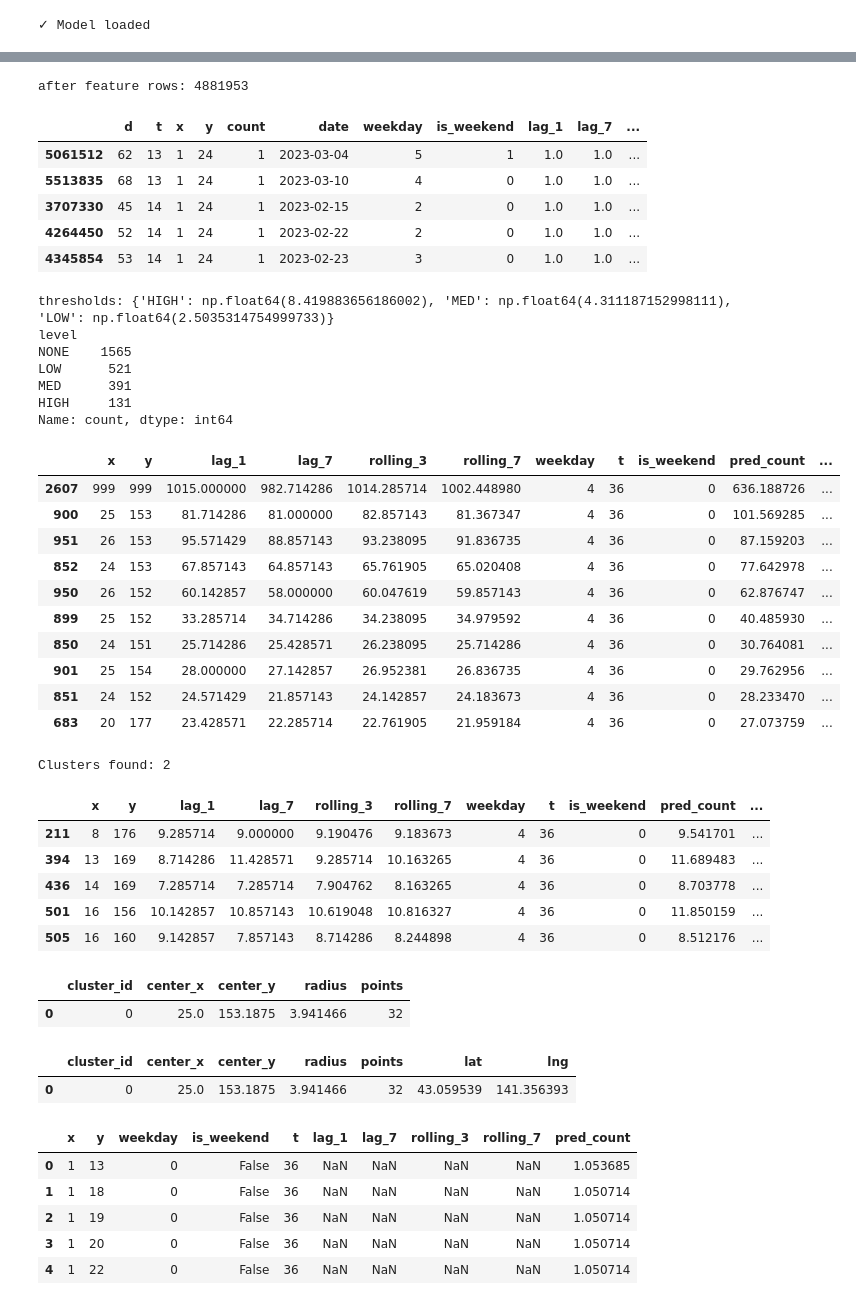
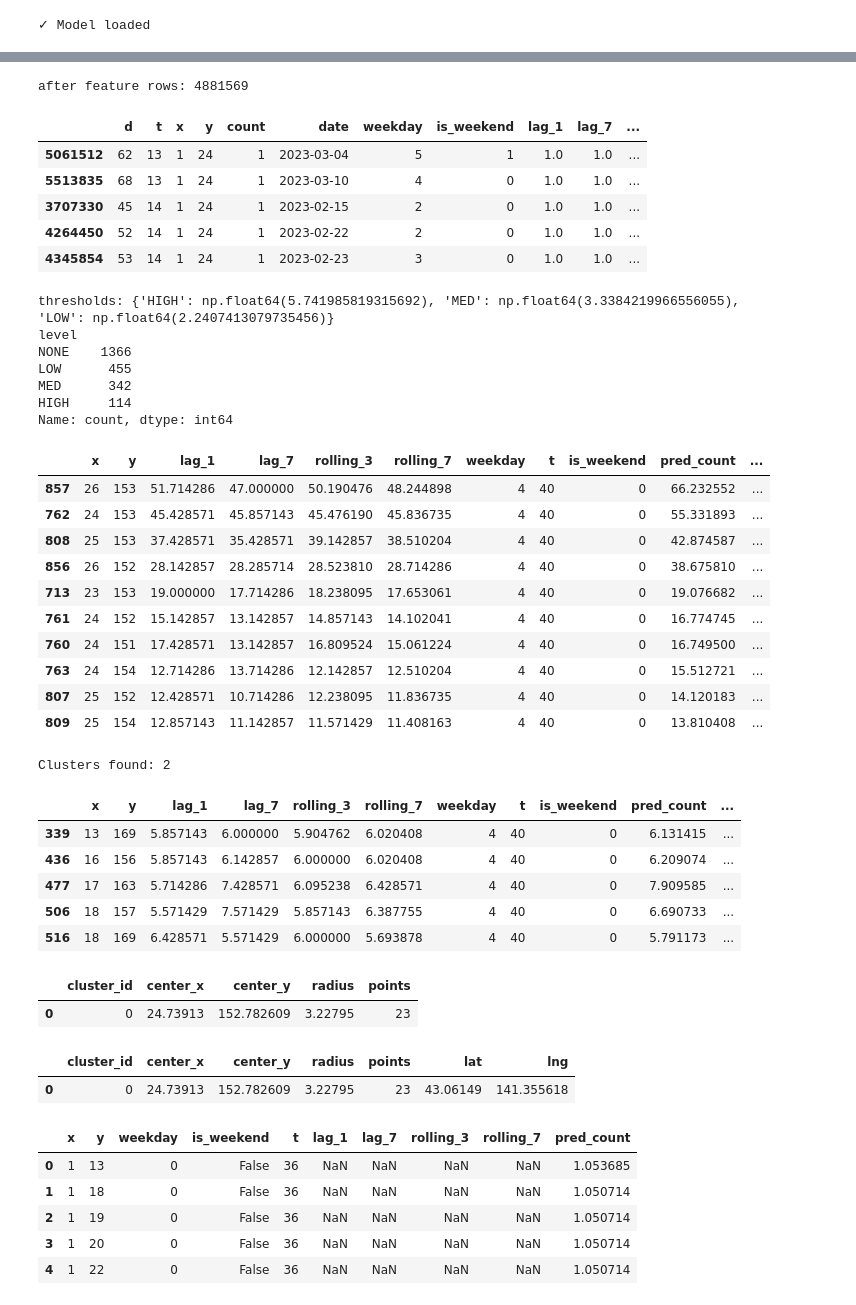
Before and after one commit to radimon/2025_flight_delay_prediction, a Jupyter notebook: notebooks/04_query_confidence.ipynb, the cells around one changed output, grey strips where cells are left out. Cells and saved outputs as stored; diff of their text form; code cells hidden in the pictures.

```diff
--- a/notebooks/04_query_confidence.ipynb
+++ b/notebooks/04_query_confidence.ipynb
@@ -28,6 +28,9 @@ print("✓ Model loaded")
 ✓ Model loaded
 # %%
 df = pd.read_parquet("../data/processed/sapporo_density.parquet")
+is_unknown = (df["x"]==999) & (df["y"]==999)
+df = df[~is_unknown].copy()
+
 
 # d=0 假設是 2023-01-01（你之後如果拿到真實起始日再換）
 df["date"] = pd.to_datetime("2023-01-01") + pd.to_timedelta(df["d"], unit="D")
@@ -37,5 +40,4 @@ df["is_weekend"] = (df["weekday"] >= 5).astype(int)
 print("Rows:", len(df))
 print("d range:", df["d"].min(), df["d"].max())
 print("unique days:", df["d"].nunique())
-df.head()
 # %% [output]
@@ -68,7 +64,7 @@ df_feat = df.dropna().copy()
 print("after feature rows:", len(df_feat))
 df_feat.head()
 # %% [output]
-after feature rows: 4881953
+after feature rows: 4881569
 |  | d | t | x | y | count | date | weekday | is_weekend | lag_1 | lag_7 | ... |
 | 5061512 | 62 | 13 | 1 | 24 | 1 | 2023-03-04 | 5 | 1 | 1.0 | 1.0 | ... |
 | 5513835 | 68 | 13 | 1 | 24 | 1 | 2023-03-10 | 4 | 0 | 1.0 | 1.0 | ... |
@@ -119,34 +115,34 @@ def predict_with_levels(model, qdf: pd.DataFrame, q_high=0.95, q_med=0.80, q_low
 # %%
 # Friday=4, 18:00 => t=36
 target_weekday = 4
-target_t = 36
+target_t = 40
 
 qdf = make_query_frame(df_feat, target_weekday, target_t)
 out, thresholds = predict_with_levels(model, qdf)
 
 print("thresholds:", thresholds)
 print(out["level"].value_counts())
 
 out.sort_values("pred_count", ascending=False).head(10)
 # %% [output]
-thresholds: {'HIGH': np.float64(8.419883656186002), 'MED': np.float64(4.311187152998111), 'LOW': np.float64(2.5035314754999733)}
+thresholds: {'HIGH': np.float64(5.741985819315692), 'MED': np.float64(3.3384219966556055), 'LOW': np.float64(2.2407413079735456)}
 level
-NONE    1565
-LOW      521
-MED      391
-HIGH     131
+NONE    1366
+LOW      455
+MED      342
+HIGH     114
 Name: count, dtype: int64
 |  | x | y | lag_1 | lag_7 | rolling_3 | rolling_7 | weekday | t | is_weekend | pred_count | ... |
-| 2607 | 999 | 999 | 1015.000000 | 982.714286 | 1014.285714 | 1002.448980 | 4 | 36 | 0 | 636.188726 | ... |
-| 900 | 25 | 153 | 81.714286 | 81.000000 | 82.857143 | 81.367347 | 4 | 36 | 0 | 101.569285 | ... |
-| 951 | 26 | 153 | 95.571429 | 88.857143 | 93.238095 | 91.836735 | 4 | 36 | 0 | 87.159203 | ... |
-| 852 | 24 | 153 | 67.857143 | 64.857143 | 65.761905 | 65.020408 | 4 | 36 | 0 | 77.642978 | ... |
-| 950 | 26 | 152 | 60.142857 | 58.000000 | 60.047619 | 59.857143 | 4 | 36 | 0 | 62.876747 | ... |
-| 899 | 25 | 152 | 33.285714 | 34.714286 | 34.238095 | 34.979592 | 4 | 36 | 0 | 40.485930 | ... |
-| 850 | 24 | 151 | 25.714286 | 25.428571 | 26.238095 | 25.714286 | 4 | 36 | 0 | 30.764081 | ... |
-| 901 | 25 | 154 | 28.000000 | 27.142857 | 26.952381 | 26.836735 | 4 | 36 | 0 | 29.762956 | ... |
-| 851 | 24 | 152 | 24.571429 | 21.857143 | 24.142857 | 24.183673 | 4 | 36 | 0 | 28.233470 | ... |
-| 683 | 20 | 177 | 23.428571 | 22.285714 | 22.761905 | 21.959184 | 4 | 36 | 0 | 27.073759 | ... |
+| 857 | 26 | 153 | 51.714286 | 47.000000 | 50.190476 | 48.244898 | 4 | 40 | 0 | 66.232552 | ... |
+| 762 | 24 | 153 | 45.428571 | 45.857143 | 45.476190 | 45.836735 | 4 | 40 | 0 | 55.331893 | ... |
+| 808 | 25 | 153 | 37.428571 | 35.428571 | 39.142857 | 38.510204 | 4 | 40 | 0 | 42.874587 | ... |
+| 856 | 26 | 152 | 28.142857 | 28.285714 | 28.523810 | 28.714286 | 4 | 40 | 0 | 38.675810 | ... |
+| 713 | 23 | 153 | 19.000000 | 17.714286 | 18.238095 | 17.653061 | 4 | 40 | 0 | 19.076682 | ... |
+| 761 | 24 | 152 | 15.142857 | 13.142857 | 14.857143 | 14.102041 | 4 | 40 | 0 | 16.774745 | ... |
+| 760 | 24 | 151 | 17.428571 | 13.142857 | 16.809524 | 15.061224 | 4 | 40 | 0 | 16.749500 | ... |
+| 763 | 24 | 154 | 12.714286 | 13.714286 | 12.142857 | 12.510204 | 4 | 40 | 0 | 15.512721 | ... |
+| 807 | 25 | 152 | 12.428571 | 10.714286 | 12.238095 | 11.836735 | 4 | 40 | 0 | 14.120183 | ... |
+| 809 | 25 | 154 | 12.857143 | 11.142857 | 11.571429 | 11.408163 | 4 | 40 | 0 | 13.810408 | ... |
 # %%
 from sklearn.cluster import DBSCAN
 
@@ -164,11 +160,11 @@ high_df.head()
 # %% [output]
 Clusters found: 2
 |  | x | y | lag_1 | lag_7 | rolling_3 | rolling_7 | weekday | t | is_weekend | pred_count | ... |
-| 211 | 8 | 176 | 9.285714 | 9.000000 | 9.190476 | 9.183673 | 4 | 36 | 0 | 9.541701 | ... |
-| 394 | 13 | 169 | 8.714286 | 11.428571 | 9.285714 | 10.163265 | 4 | 36 | 0 | 11.689483 | ... |
-| 436 | 14 | 169 | 7.285714 | 7.285714 | 7.904762 | 8.163265 | 4 | 36 | 0 | 8.703778 | ... |
-| 501 | 16 | 156 | 10.142857 | 10.857143 | 10.619048 | 10.816327 | 4 | 36 | 0 | 11.850159 | ... |
-| 505 | 16 | 160 | 9.142857 | 7.857143 | 8.714286 | 8.244898 | 4 | 36 | 0 | 8.512176 | ... |
+| 339 | 13 | 169 | 5.857143 | 6.000000 | 5.904762 | 6.020408 | 4 | 40 | 0 | 6.131415 | ... |
+| 436 | 16 | 156 | 5.857143 | 6.142857 | 6.000000 | 6.020408 | 4 | 40 | 0 | 6.209074 | ... |
+| 477 | 17 | 163 | 5.714286 | 7.428571 | 6.095238 | 6.428571 | 4 | 40 | 0 | 7.909585 | ... |
+| 506 | 18 | 157 | 5.571429 | 7.571429 | 5.857143 | 6.387755 | 4 | 40 | 0 | 6.690733 | ... |
+| 516 | 18 | 169 | 6.428571 | 5.571429 | 6.000000 | 5.693878 | 4 | 40 | 0 | 5.791173 | ... |
 # %%
 clusters = []
 
@@ -199,7 +195,7 @@ cluster_df = pd.DataFrame(clusters)
 cluster_df.sort_values("points", ascending=False)
 # %% [output]
 |  | cluster_id | center_x | center_y | radius | points |
-| 0 | 0 | 25.0 | 153.1875 | 3.941466 | 32 |
+| 0 | 0 | 24.73913 | 152.782609 | 3.22795 | 23 |
 # %%
 def build_clusters(df_level, eps):
     from sklearn.cluster import DBSCAN
@@ -226,7 +222,7 @@ cluster_geo = mapper.transform(cluster_df, x_col="center_x", y_col="center_y")
 cluster_geo
 # %% [output]
 |  | cluster_id | center_x | center_y | radius | points | lat | lng |
-| 0 | 0 | 25.0 | 153.1875 | 3.941466 | 32 | 43.059539 | 141.356393 |
+| 0 | 0 | 24.73913 | 152.782609 | 3.22795 | 23 | 43.06149 | 141.355618 |
 # %%
 # 假設你要預測：
 # 2023-03-20 (星期一) 18:00
```
Also changed, not shown: parts of 11 cells of this notebook, 3 other files.
